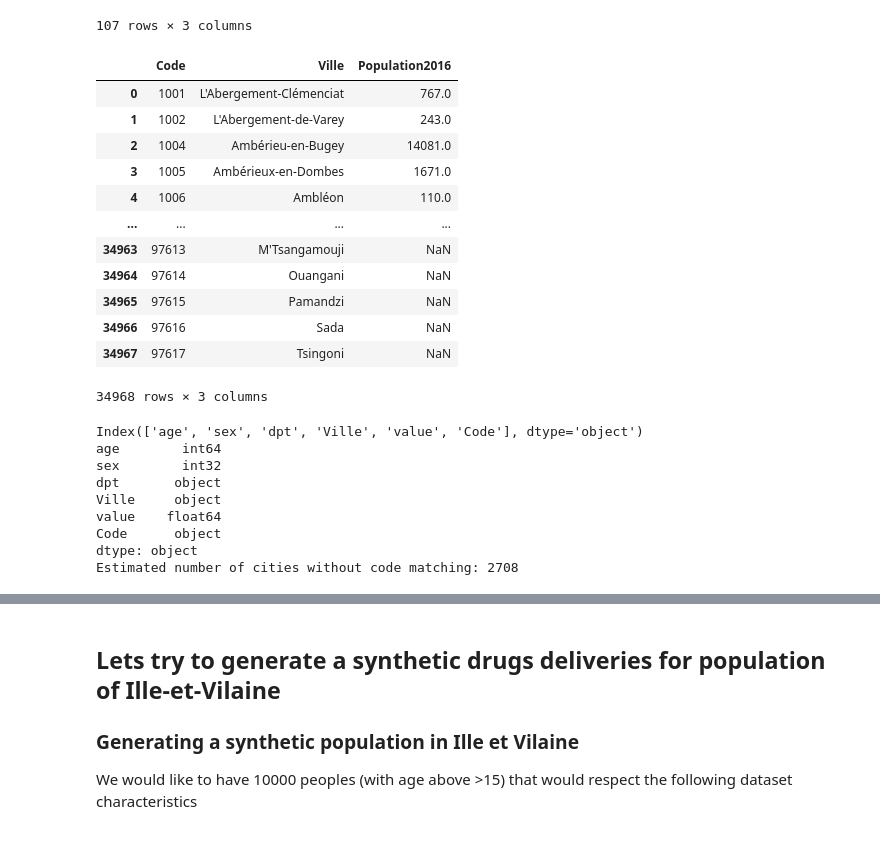
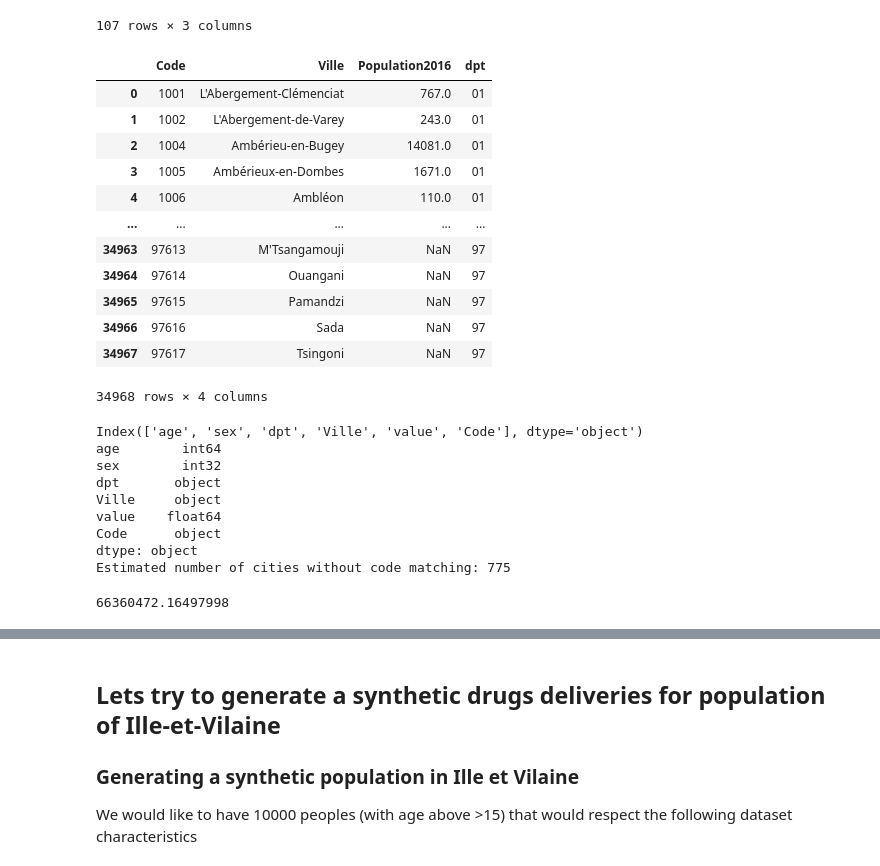
Before and after one commit to tguyet/medtrajectory_datagen, a Jupyter notebook: Data_Analysis/Public_Data_Explo.ipynb, the cells around one changed output, grey strips where cells are left out. Drawn from its saved outputs; the diff is of its cells as text; code cells hidden in the pictures.

```diff
--- a/Data_Analysis/Public_Data_Explo.ipynb
+++ b/Data_Analysis/Public_Data_Explo.ipynb
@@ -230,27 +230,34 @@ pop_france
 107 rows × 3 columns
 # %%
 pop_cities = pd.read_csv("../data/population.zip", header=0, sep=';', encoding="utf-8")
+pop_cities['dpt'] = pop_cities['Code'].str[:-3].str.pad(width=2, fillchar='0')
 pop_cities
 # %% [output]
-|  | Code | Ville | Population2016 |
-| 0 | 1001 | L'Abergement-Clémenciat | 767.0 |
-| 1 | 1002 | L'Abergement-de-Varey | 243.0 |
-| 2 | 1004 | Ambérieu-en-Bugey | 14081.0 |
-| 3 | 1005 | Ambérieux-en-Dombes | 1671.0 |
-| 4 | 1006 | Ambléon | 110.0 |
-| ... | ... | ... | ... |
-| 34963 | 97613 | M'Tsangamouji | NaN |
-| 34964 | 97614 | Ouangani | NaN |
-| 34965 | 97615 | Pamandzi | NaN |
-| 34966 | 97616 | Sada | NaN |
-| 34967 | 97617 | Tsingoni | NaN |
+|  | Code | Ville | Population2016 | dpt |
+| 0 | 1001 | L'Abergement-Clémenciat | 767.0 | 01 |
+| 1 | 1002 | L'Abergement-de-Varey | 243.0 | 01 |
+| 2 | 1004 | Ambérieu-en-Bugey | 14081.0 | 01 |
+| 3 | 1005 | Ambérieux-en-Dombes | 1671.0 | 01 |
+| 4 | 1006 | Ambléon | 110.0 | 01 |
+| ... | ... | ... | ... | ... |
+| 34963 | 97613 | M'Tsangamouji | NaN | 97 |
+| 34964 | 97614 | Ouangani | NaN | 97 |
+| 34965 | 97615 | Pamandzi | NaN | 97 |
+| 34966 | 97616 | Sada | NaN | 97 |
+| 34967 | 97617 | Tsingoni | NaN | 97 |
-34968 rows × 3 columns
+34968 rows × 4 columns
 # %%
 #tentative de récupération des codes commune ...
 # mais les libellés ne correspondent pas exactement (des l' par exemple)
 pop_cities['Ville']=pop_cities['Ville'].str.lower()
+# on arrange déjà en enlevant certains "l'" en début
+pop_cities['Ville']=pop_cities['Ville'].str.replace(pat="^l'",repl="")
+pop_cities['Ville']=pop_cities['Ville'].str.replace(pat="^la ",repl="")
+pop_cities['Ville']=pop_cities['Ville'].str.replace(pat="^le ",repl="")
+pop_cities['Ville']=pop_cities['Ville'].str.replace(pat="^les ",repl="")
+pop_cities['Ville']=pop_cities['Ville'].str.replace(pat="œ",repl="?")
 
-pop=pd.merge(pop_saq,pop_cities,how='left', left_on='Ville', right_on="Ville")
+pop=pd.merge(pop_saq,pop_cities,how='left', on=('dpt','Ville'))
 del(pop['Population2016'])
 print(pop.columns)
 
@@ -268,4 +275,8 @@ Ville     object
 value    float64
 Code      object
 dtype: object
-Estimated number of cities without code matching: 2708
+Estimated number of cities without code matching: 775
+# %%
+np.sum(pop['value'])
+# %% [output]
+66360472.16497998
```
Also changed, not shown: parts of 21 cells of this notebook, 11 other files.
